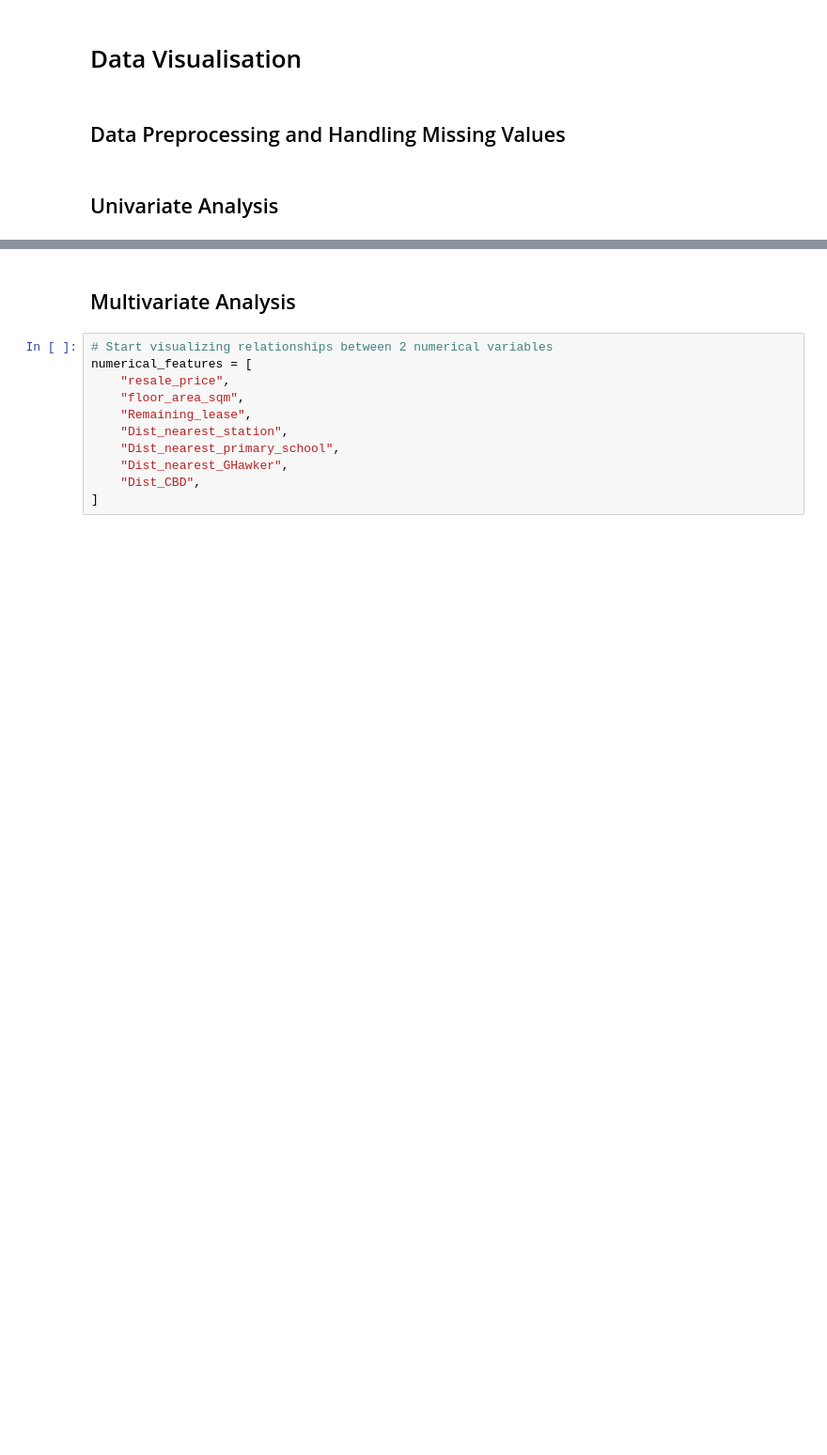
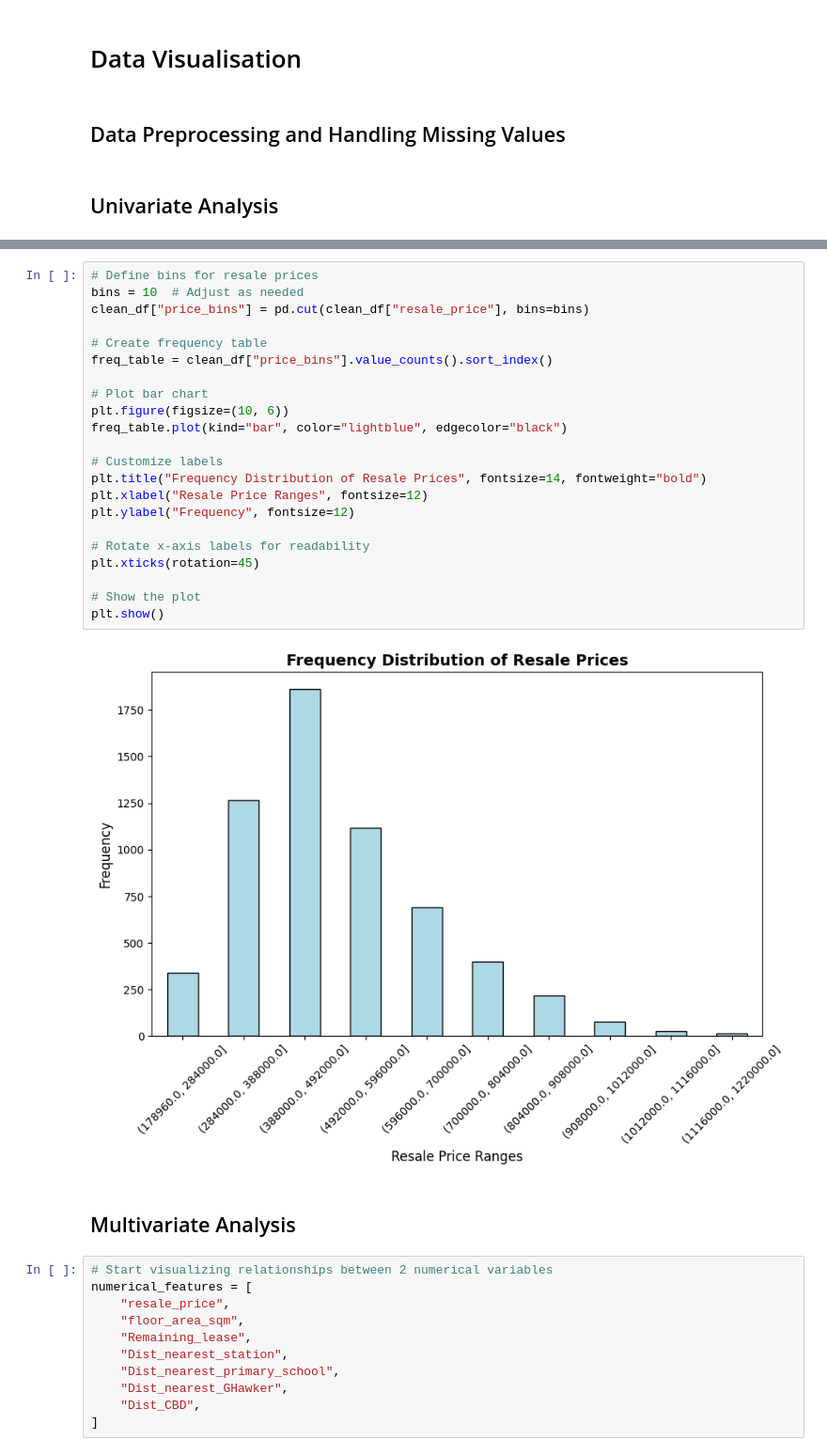
Before and after one commit to Rikhil-6/NUS-SDS-Workshops, a Jupyter notebook: EDA.ipynb, the cells around one changed output, grey strips where cells are left out. Shown at 94% size. Saved outputs shown, nothing was run; the diff lists cells and outputs as text; blank space fills up the shorter version.

```diff
--- a/EDA.ipynb
+++ b/EDA.ipynb
@@ -280,3 +331,27 @@ Passing `palette` without assigning `hue` is deprecated and will be removed in v
+# %%
+# Define bins for resale prices
+bins = 10  # Adjust as needed
+clean_df["price_bins"] = pd.cut(clean_df["resale_price"], bins=bins)
+
+# Create frequency table
+freq_table = clean_df["price_bins"].value_counts().sort_index()
+
+# Plot bar chart
+plt.figure(figsize=(10, 6))
+freq_table.plot(kind="bar", color="lightblue", edgecolor="black")
+
+# Customize labels
+plt.title("Frequency Distribution of Resale Prices", fontsize=14, fontweight="bold")
+plt.xlabel("Resale Price Ranges", fontsize=12)
+plt.ylabel("Frequency", fontsize=12)
+
+# Rotate x-axis labels for readability
+plt.xticks(rotation=45)
+
+# Show the plot
+plt.show()
+# %% [output]
+[figure, added]
 # %% [markdown]
 ## Multivariate Analysis
 # %%
```
Also changed, not shown: parts of 40 cells of this notebook.
